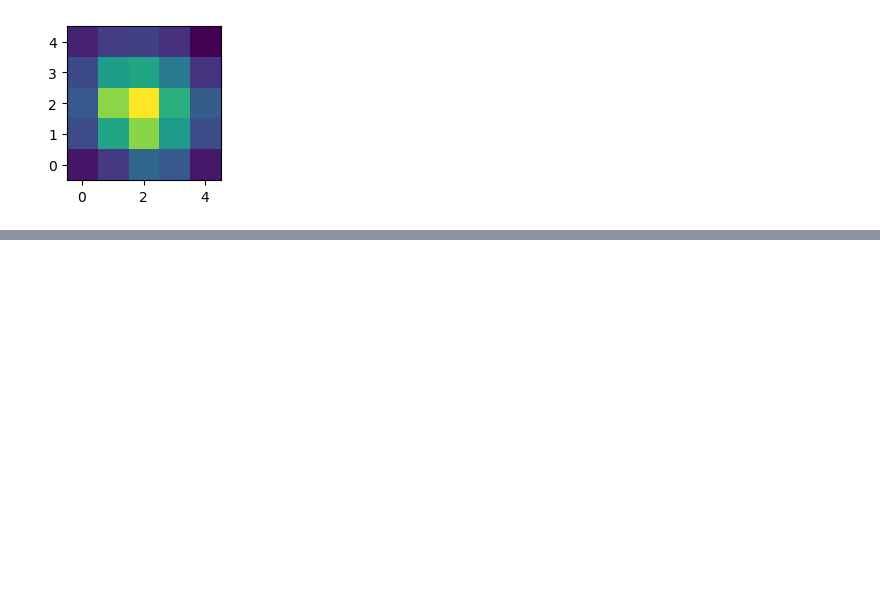
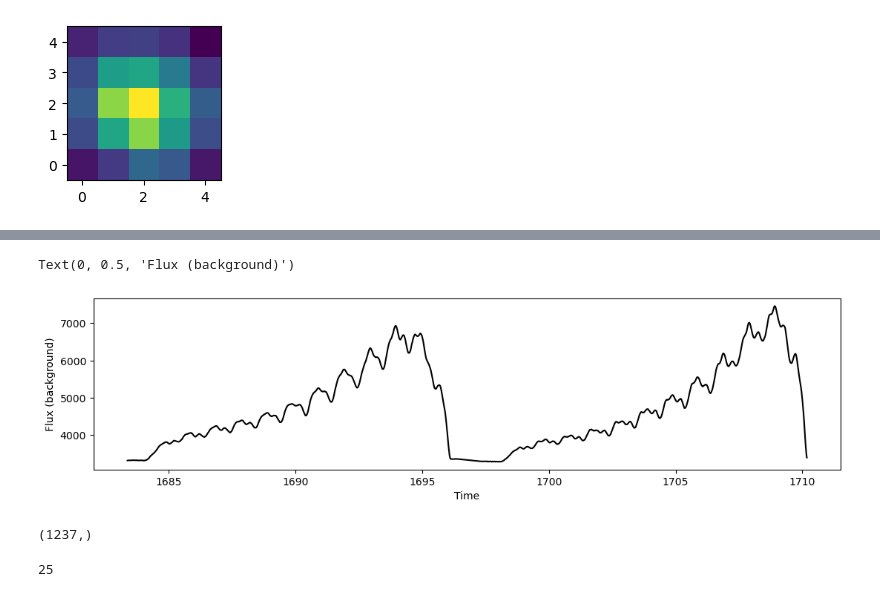
Before and after one commit to mcorne/test-astronomical-python, a Jupyter notebook: 6.5 exoplanet.ipynb, the cells around one changed output, grey strips where cells are left out. Cells and saved outputs as stored; diff of their text form; code cells hidden in the pictures; blank space fills up the shorter version.

```diff
--- a/6.5 exoplanet.ipynb
+++ b/6.5 exoplanet.ipynb
@@ -59,0 +95,18 @@ ax.imshow(images[0, 8:13, 8:13], origin="lower")
+# %%
+flux_bg = np.sum(bg, axis=(1, 2))
+fig, ax = plt.subplots(figsize=(13, 3))
+ax.plot(jd, flux_bg, "k")
+ax.set_xlabel("Time")
+ax.set_ylabel("Flux (background)")
+# %% [output]
+Text(0, 0.5, 'Flux (background)')
+[figure, added]
+# %%
+mean_bg = np.mean(bg, axis=(1, 2))
+mean_bg.shape
+# %% [output]
+(1237,)
+# %%
+cropped_array[0].size
+# %% [output]
+25
```
Also changed, not shown: parts of 29 cells of this notebook.
